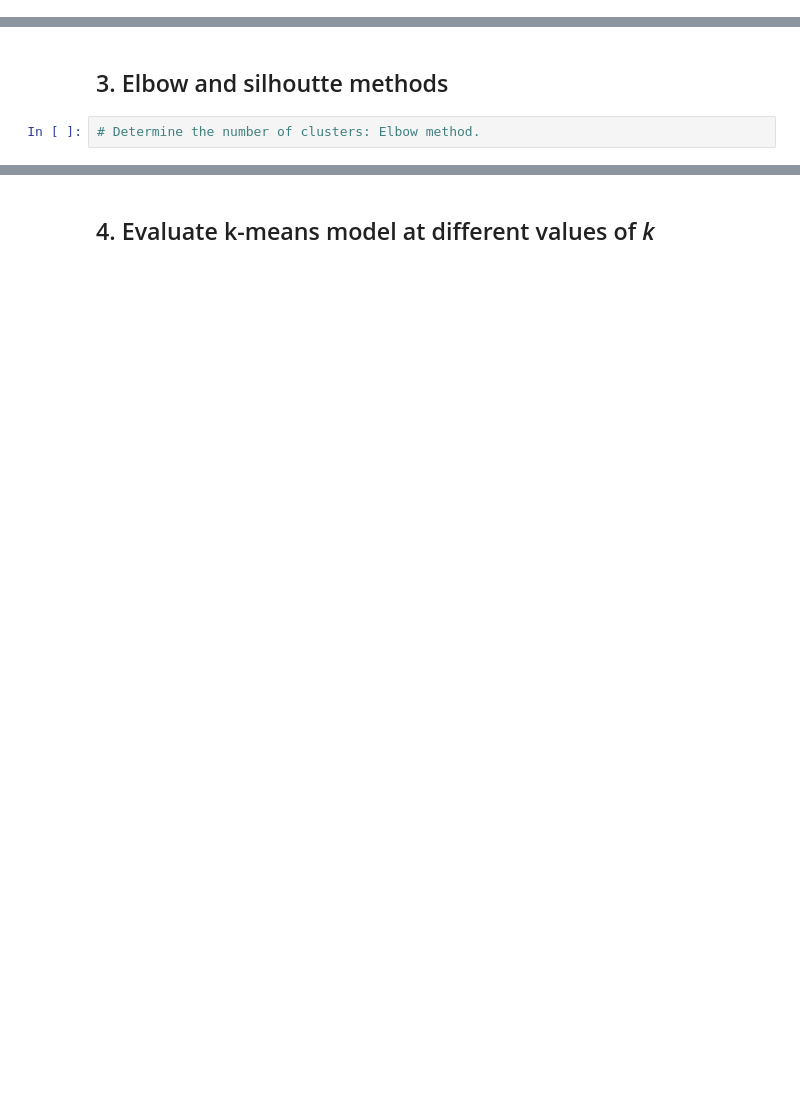
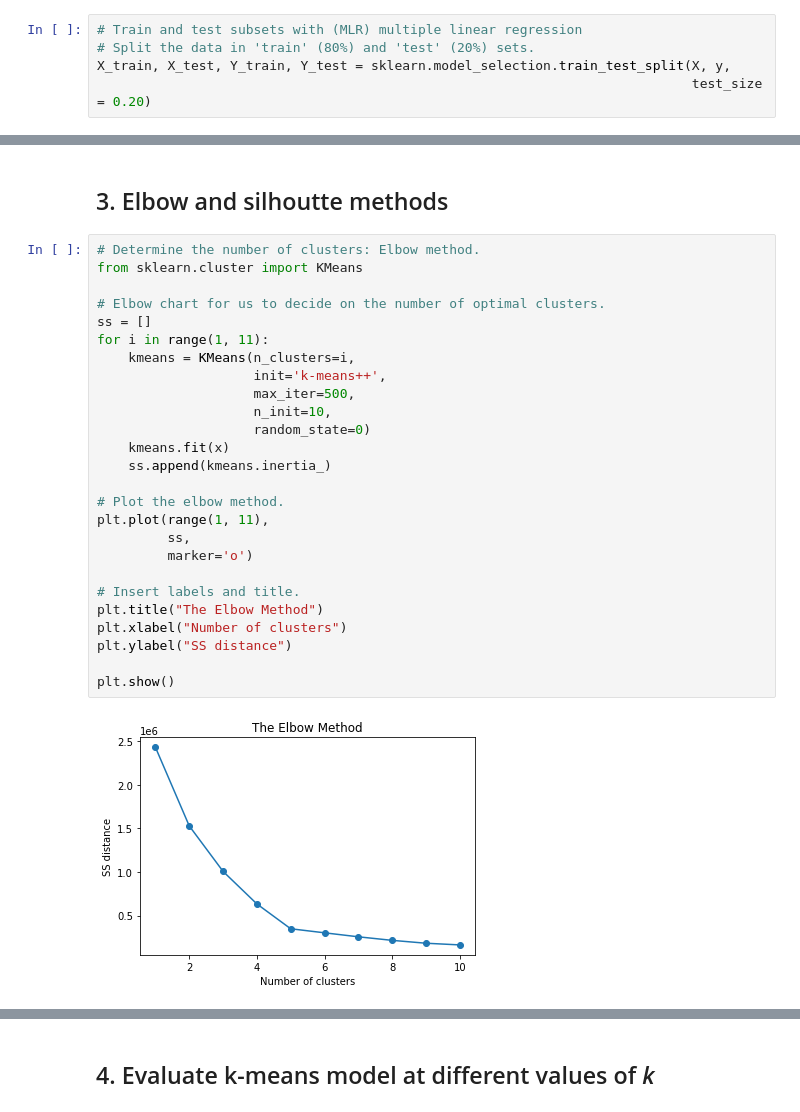
Before and after one commit to irina2621/LSE_DA301_Assignment, a Jupyter notebook: LSE_DA301_Assignment_Python_v1.ipynb, the cells around one changed output, grey strips where cells are left out. Cells and saved outputs as stored; diff of their text form; blank space fills up the shorter version.

```diff
--- a/LSE_DA301_Assignment_Python_v1.ipynb
+++ b/LSE_DA301_Assignment_Python_v1.ipynb
@@ -429,0 +521,5 @@ plt.show()
+# %%
+# Train and test subsets with (MLR) multiple linear regression
+# Split the data in 'train' (80%) and 'test' (20%) sets.
+X_train, X_test, Y_train, Y_test = sklearn.model_selection.train_test_split(X, y,
+                                                                            test_size = 0.20)
@@ -498,5 +788,31 @@ warnings.filterwarnings('ignore')
 ## 3. Elbow and silhoutte methods
 # %%
 # Determine the number of clusters: Elbow method.
+from sklearn.cluster import KMeans
+
+# Elbow chart for us to decide on the number of optimal clusters.
+ss = []
+for i in range(1, 11):
+    kmeans = KMeans(n_clusters=i,
+                    init='k-means++',
+                    max_iter=500,
+                    n_init=10,
+                    random_state=0)
+    kmeans.fit(x)
+    ss.append(kmeans.inertia_)
+
+# Plot the elbow method.
+plt.plot(range(1, 11),
+         ss,
+         marker='o')
+
+# Insert labels and title.
+plt.title("The Elbow Method")
+plt.xlabel("Number of clusters")
+plt.ylabel("SS distance")
+
+plt.show()
+# %% [output]
+[figure, added]
 # %%
 # Determine the number of clusters: Silhouette method.
```
Also changed, not shown: parts of 132 cells of this notebook.
